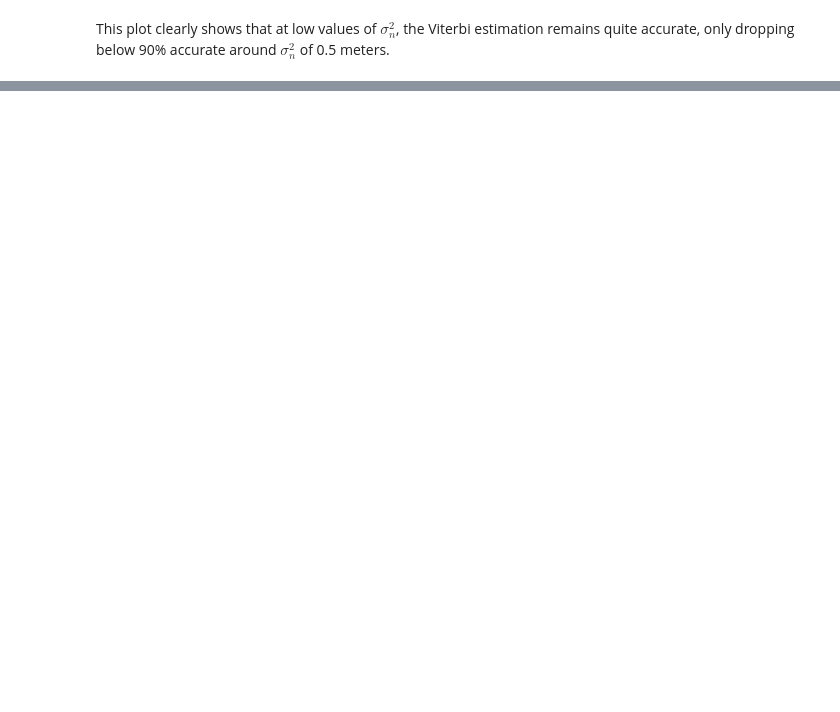
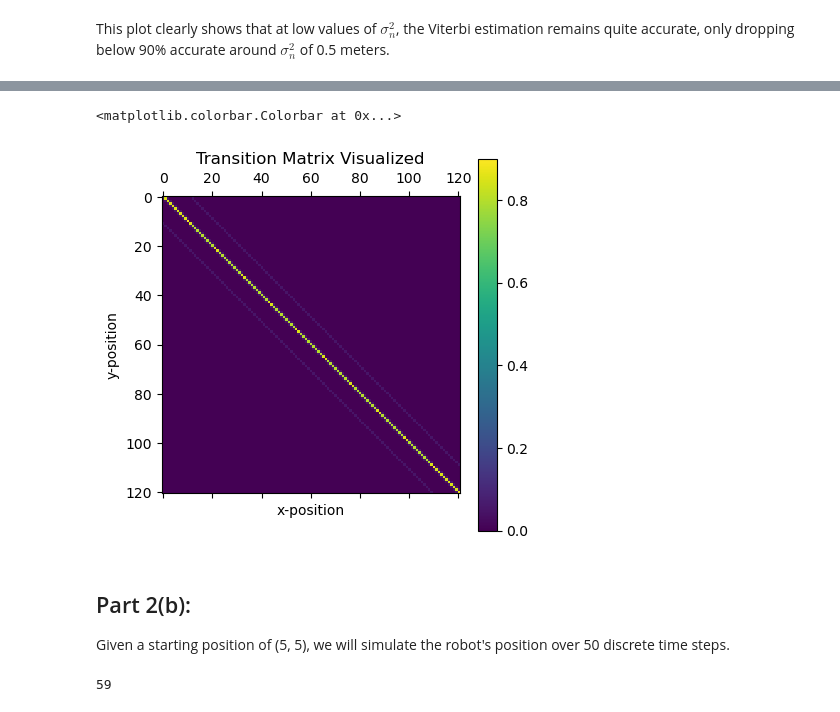
Before and after one commit to rafael-burger/E207-HW6, a Jupyter notebook: HW6.ipynb, the cells around one changed output, grey strips where cells are left out. Cells and saved outputs as stored; diff of their text form; code cells hidden in the pictures; blank space fills up the shorter version.

Commit message:
part 2 edited some graphs

```diff
--- a/HW6.ipynb
+++ b/HW6.ipynb
@@ -270,0 +403,26 @@ This plot clearly shows that at low values of $\sigma_n^2$, the Viterbi estimati
+# %%
+# Initialize transition matrix A
+NUM_POS = 121
+A = np.zeros((NUM_POS, NUM_POS))
+
+
+for coord in weights: # Iterate through weights dictionary
+    current_index = coord_direction(coord)
+    A_col = np.zeros(121)
+
+    # declare directional indices
+    up_index = current_index - 11
+    right_index = current_index + 1
+    down_index = current_index + 11
+    left_index = current_index - 1
+
+    directional_indices = [up_index, right_index, down_index, left_index, current_index]
+
+    # Update transition matrix A by row
+    for i in range(5):
+        if 0 <= directional_indices[i] <= 120:
+            A_col[directional_indices[i]] = weights[coord][i]
+
+    A[current_index, :] = A_col
+
+A
@@ -270,0 +437,12 @@ This plot clearly shows that at low values of $\sigma_n^2$, the Viterbi estimati
+# %%
+plt.matshow(A)
+plt.title("Transition Matrix Visualized")
+plt.xlabel("x-position")
+plt.ylabel("y-position")
+plt.colorbar()
+# %% [output]
+<matplotlib.colorbar.Colorbar at 0x...>
+[figure, added]
+# %% [markdown]
+## Part 2(b):
+Given a starting position of (5, 5), we will simulate the robot's position over 50 discrete time steps.
@@ -270,0 +456,5 @@ This plot clearly shows that at low values of $\sigma_n^2$, the Viterbi estimati
+# %%
+states = np.array(np.arange(121))
+np.random.choice(states, p=T_1)
+# %% [output]
+59
```
Also changed, not shown: parts of 24 cells of this notebook.
